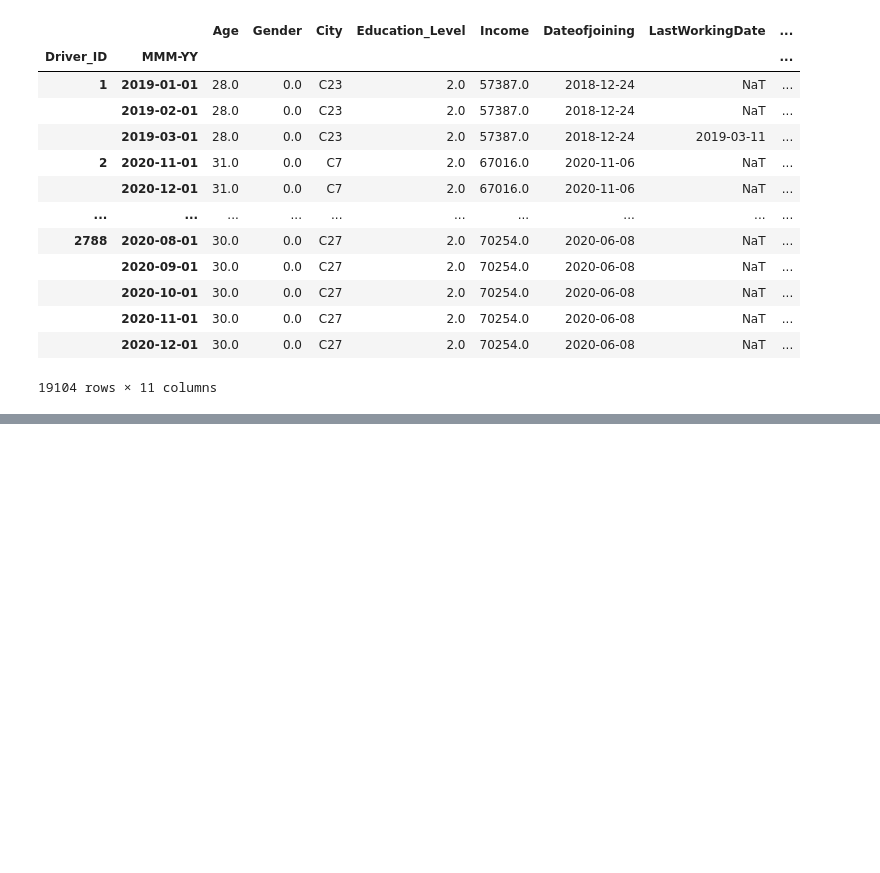
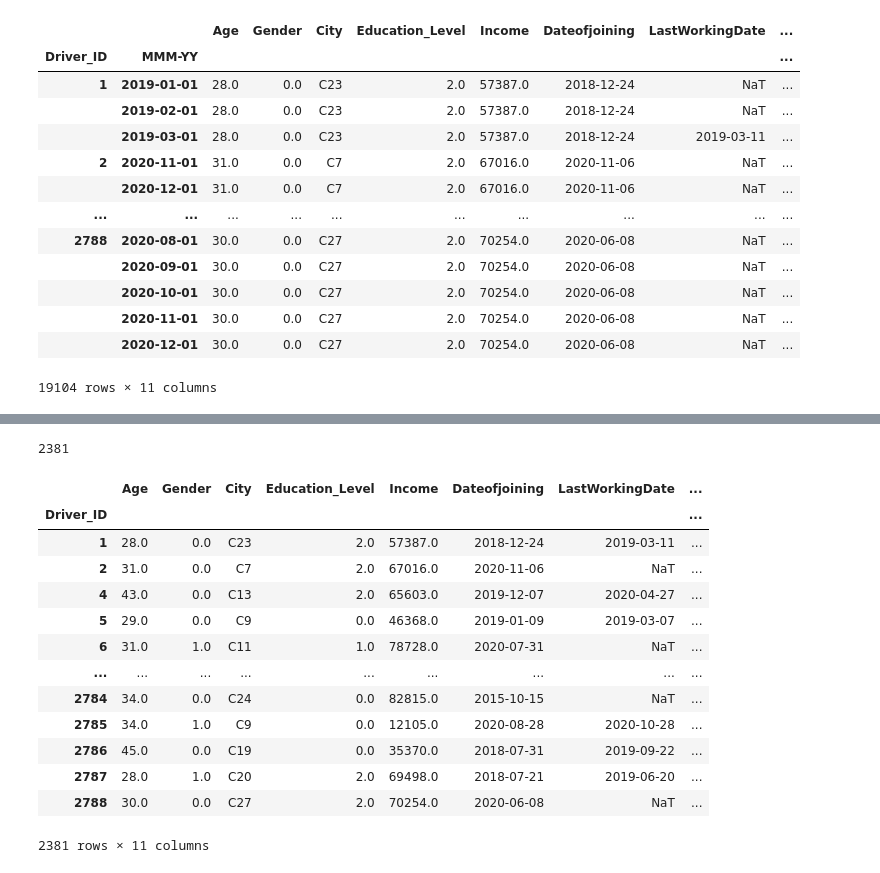
Before and after one commit to mahikshith/AWS-EC2-deployment-of-Ola-driver-churn-prediction-using-ensemble-learning, a Jupyter notebook: Ola_ensemble_mykee.ipynb, the cells around one changed output, grey strips where cells are left out. Cells and saved outputs as stored; diff of their text form; code cells hidden in the pictures; blank space fills up the shorter version.

```diff
--- a/Ola_ensemble_mykee.ipynb
+++ b/Ola_ensemble_mykee.ipynb
@@ -223,0 +224,33 @@ MultiIndex([(   1, '2019-01-01'),
+# %%
+# bringing the data to the driver level
+#  age : max , gender : last, city : last  , education : last , income :  last ,
+# lastworkingdate : last , joining designation : last , grade : last , total business value : sum , quarterly rating : last
+
+add_driver_dict = {'Age':'max', 'Gender':'last','City':'last',
+             'Education_Level':'last','Income':'last',
+             'Dateofjoining':'last','LastWorkingDate':'last',
+             'Joining Designation':'last','Grade':'last',
+             'Total Business Value':'sum','Quarterly Rating':'last'}
+
+df_driver = df1.groupby('Driver_ID').aggregate(add_driver_dict)
+# %%
+df1["Driver_ID"].nunique()
+# %% [output]
+2381
+# %%
+df_driver
+# %% [output]
+|  | Age | Gender | City | Education_Level | Income | Dateofjoining | LastWorkingDate | ... |
+| Driver_ID |  |  |  |  |  |  |  | ... |
+| 1 | 28.0 | 0.0 | C23 | 2.0 | 57387.0 | 2018-12-24 | 2019-03-11 | ... |
+| 2 | 31.0 | 0.0 | C7 | 2.0 | 67016.0 | 2020-11-06 | NaT | ... |
+| 4 | 43.0 | 0.0 | C13 | 2.0 | 65603.0 | 2019-12-07 | 2020-04-27 | ... |
+| 5 | 29.0 | 0.0 | C9 | 0.0 | 46368.0 | 2019-01-09 | 2019-03-07 | ... |
+| 6 | 31.0 | 1.0 | C11 | 1.0 | 78728.0 | 2020-07-31 | NaT | ... |
+| ... | ... | ... | ... | ... | ... | ... | ... | ... |
+| 2784 | 34.0 | 0.0 | C24 | 0.0 | 82815.0 | 2015-10-15 | NaT | ... |
+| 2785 | 34.0 | 1.0 | C9 | 0.0 | 12105.0 | 2020-08-28 | 2020-10-28 | ... |
+| 2786 | 45.0 | 0.0 | C19 | 0.0 | 35370.0 | 2018-07-31 | 2019-09-22 | ... |
+| 2787 | 28.0 | 1.0 | C20 | 2.0 | 69498.0 | 2018-07-21 | 2019-06-20 | ... |
+| 2788 | 30.0 | 0.0 | C27 | 2.0 | 70254.0 | 2020-06-08 | NaT | ... |
+2381 rows × 11 columns
```
Also changed, not shown: parts of 22 cells of this notebook.
